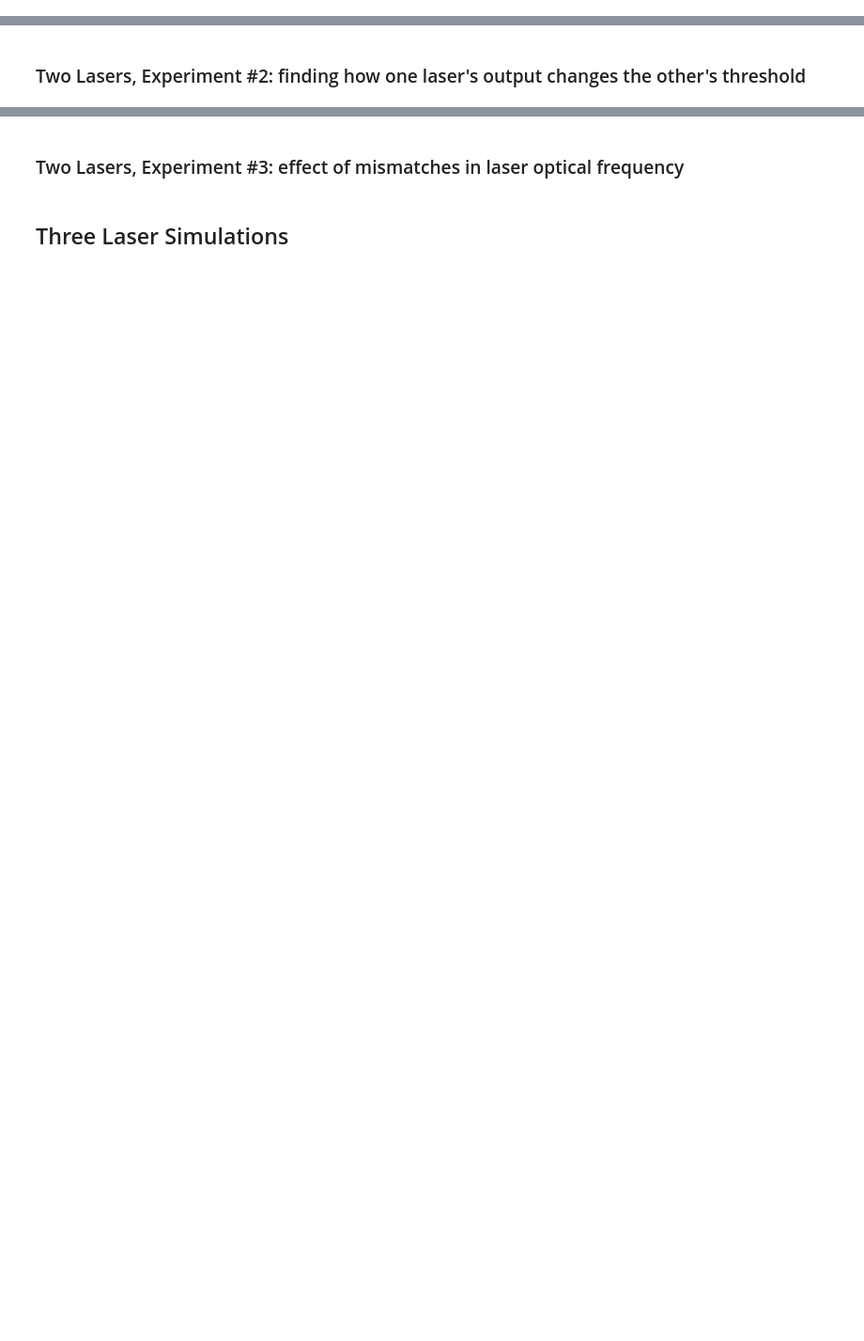
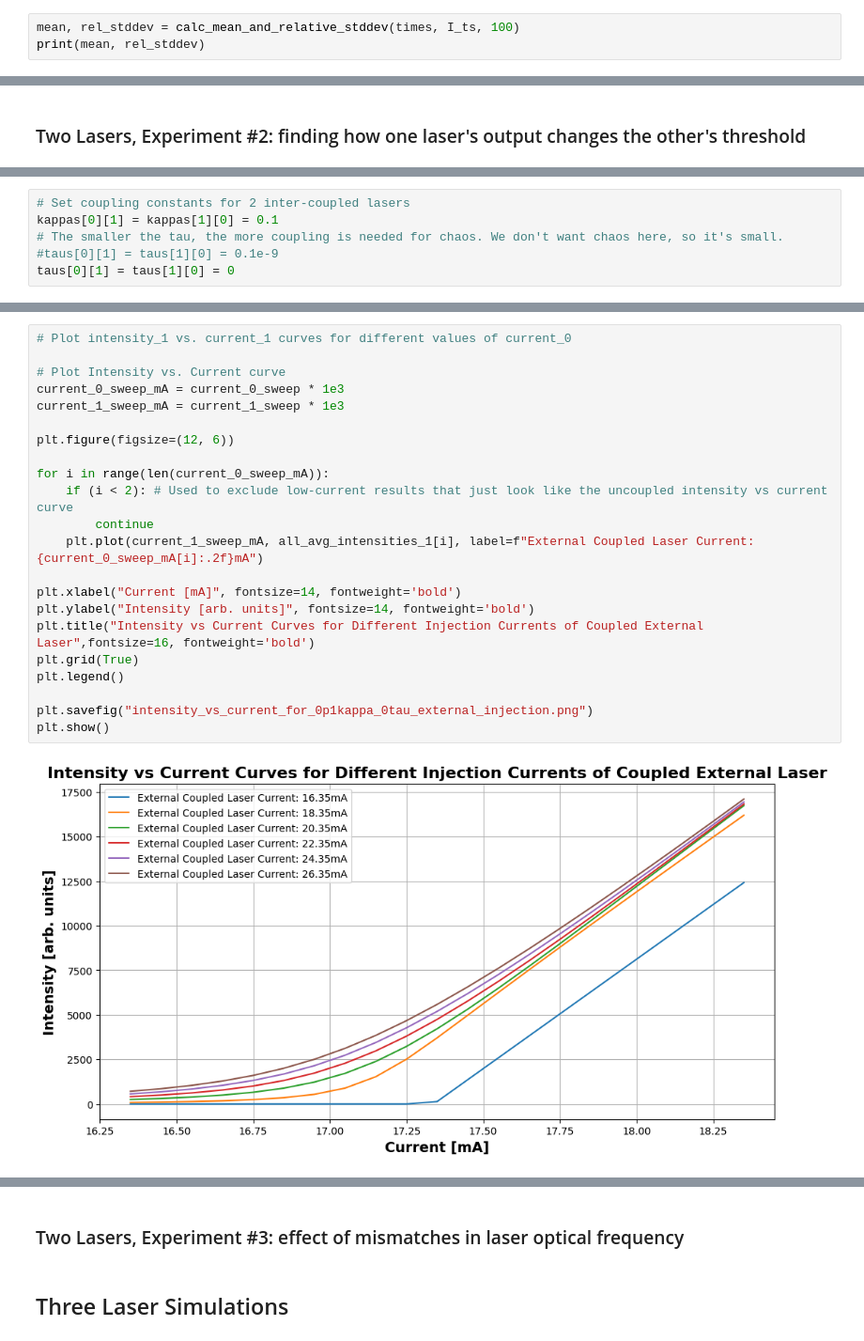
Before and after one commit to godwinduan/lasersim, a Jupyter notebook: MC_SLs_new.ipynb, the cells around one changed output, grey strips where cells are left out. Shown at 94% size. Saved outputs shown, nothing was run; the diff lists cells and outputs as text; blank space fills up the shorter version.

```diff
--- a/MC_SLs_new.ipynb
+++ b/MC_SLs_new.ipynb
@@ -845,0 +902,3 @@ taus[0][1] = taus[1][0] = 10e-9
+# %%
+mean, rel_stddev = calc_mean_and_relative_stddev(times, I_ts, 100)
+print(mean, rel_stddev)
@@ -852,0 +909,6 @@ taus[0][1] = taus[1][0] = 10e-9
+# %%
+# Set coupling constants for 2 inter-coupled lasers
+kappas[0][1] = kappas[1][0] = 0.1
+# The smaller the tau, the more coupling is needed for chaos. We don't want chaos here, so it's small.
+#taus[0][1] = taus[1][0] = 0.1e-9
+taus[0][1] = taus[1][0] = 0
@@ -852,0 +985,24 @@ taus[0][1] = taus[1][0] = 10e-9
+# %%
+# Plot intensity_1 vs. current_1 curves for different values of current_0
+
+# Plot Intensity vs. Current curve
+current_0_sweep_mA = current_0_sweep * 1e3
+current_1_sweep_mA = current_1_sweep * 1e3
+
+plt.figure(figsize=(12, 6))
+
+for i in range(len(current_0_sweep_mA)):
+    if (i < 2): # Used to exclude low-current results that just look like the uncoupled intensity vs current curve
+        continue
+    plt.plot(current_1_sweep_mA, all_avg_intensities_1[i], label=f"External Coupled Laser Current: {current_0_sweep_mA[i]:.2f}mA")
+
+plt.xlabel("Current [mA]", fontsize=14, fontweight='bold')
+plt.ylabel("Intensity [arb. units]", fontsize=14, fontweight='bold')
+plt.title("Intensity vs Current Curves for Different Injection Currents of Coupled External Laser",fontsize=16, fontweight='bold')
+plt.grid(True)
+plt.legend()
+
+plt.savefig("intensity_vs_current_for_0p1kappa_0tau_external_injection.png")
+plt.show()
+# %% [output]
+[figure, added]
```
Also changed, not shown: parts of 13 cells of this notebook, 3 other files.
